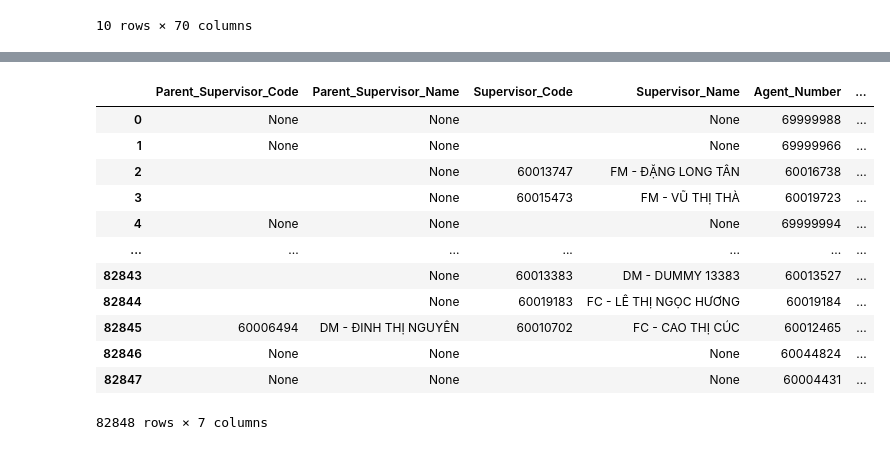
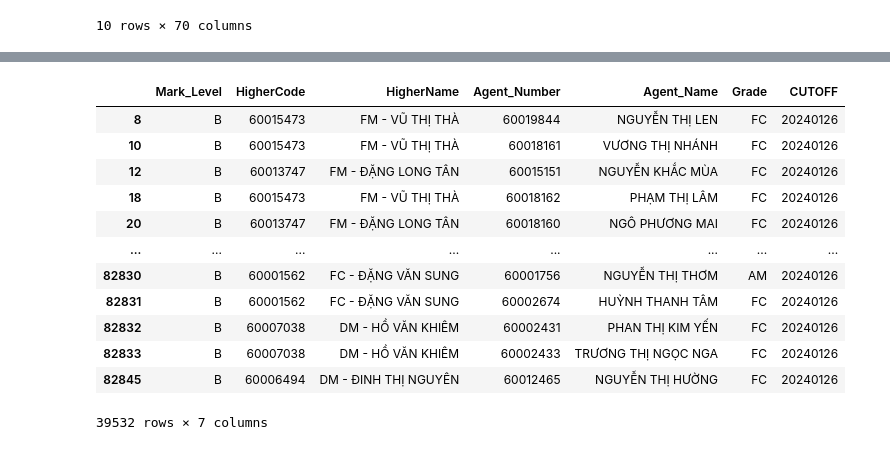
Before and after one commit to michaelmarytan81194/PythonProject, a Jupyter notebook: 4. Tools/AgentStructure.ipynb, the cells around one changed output, grey strips where cells are left out. Saved outputs shown, nothing was run; the diff lists cells and outputs as text; code cells hidden in the pictures.

```diff
--- a/4. Tools/AgentStructure.ipynb
+++ b/4. Tools/AgentStructure.ipynb
@@ -51,19 +51,20 @@ Index(['Area_Name', 'Sales_Unit', 'Sales_Unit_Code', 'Parent_Supervisor_Code',
 # %%
-parent_sup = agent_info[['Parent_Supervisor_Code',
-       'Parent_Supervisor_Name', 'Supervisor_Code', 'Supervisor_Name',
-       'Agent_Number', 'Agent_Name', 'Grade']]
-parent_sup
+parent = agent_info[['Parent_Supervisor_Code', 'Parent_Supervisor_Name', 'Agent_Number', 'Agent_Name', 'Grade', 'CUTOFF']]
+parent = parent[parent['Parent_Supervisor_Code'].notnull() & parent['Parent_Supervisor_Name'].notnull()]
+parent.insert(0, "Mark_Level", "B", True)
+parent = parent.rename(columns={"Parent_Supervisor_Code": "HigherCode", "Parent_Supervisor_Name":"HigherName"})
+parent
 # %% [output]
-|  | Parent_Supervisor_Code | Parent_Supervisor_Name | Supervisor_Code | Supervisor_Name | Agent_Number | ... |
-| 0 | None | None |  | None | 69999988 | ... |
-| 1 | None | None |  | None | 69999966 | ... |
-| 2 |  | None | 60013747 | FM - ĐẶNG LONG TÂN | 60016738 | ... |
-| 3 |  | None | 60015473 | FM - VŨ THỊ THÀ | 60019723 | ... |
-| 4 | None | None |  | None | 69999994 | ... |
-| ... | ... | ... | ... | ... | ... | ... |
-| 82843 |  | None | 60013383 | DM - DUMMY 13383 | 60013527 | ... |
-| 82844 |  | None | 60019183 | FC - LÊ THỊ NGỌC HƯƠNG | 60019184 | ... |
-| 82845 | 60006494 | DM - ĐINH THỊ NGUYÊN | 60010702 | FC - CAO THỊ CÚC | 60012465 | ... |
-| 82846 | None | None |  | None | 60044824 | ... |
-| 82847 | None | None |  | None | 60004431 | ... |
+|  | Mark_Level | HigherCode | HigherName | Agent_Number | Agent_Name | Grade | CUTOFF |
+| 8 | B | 60015473 | FM - VŨ THỊ THÀ | 60019844 | NGUYỄN THỊ LEN | FC | 20240126 |
+| 10 | B | 60015473 | FM - VŨ THỊ THÀ | 60018161 | VƯƠNG THỊ NHÁNH | FC | 20240126 |
+| 12 | B | 60013747 | FM - ĐẶNG LONG TÂN | 60015151 | NGUYỄN KHẮC MÙA | FC | 20240126 |
+| 18 | B | 60015473 | FM - VŨ THỊ THÀ | 60018162 | PHẠM THỊ LÂM | FC | 20240126 |
+| 20 | B | 60013747 | FM - ĐẶNG LONG TÂN | 60018160 | NGÔ PHƯƠNG MAI | FC | 20240126 |
+| ... | ... | ... | ... | ... | ... | ... | ... |
+| 82830 | B | 60001562 | FC - ĐẶNG VĂN SUNG | 60001756 | NGUYỄN THỊ THƠM | AM | 20240126 |
+| 82831 | B | 60001562 | FC - ĐẶNG VĂN SUNG | 60002674 | HUỲNH THANH TÂM | FC | 20240126 |
+| 82832 | B | 60007038 | DM - HỒ VĂN KHIÊM | 60002431 | PHAN THỊ KIM YẾN | FC | 20240126 |
+| 82833 | B | 60007038 | DM - HỒ VĂN KHIÊM | 60002433 | TRƯƠNG THỊ NGỌC NGA | FC | 20240126 |
+| 82845 | B | 60006494 | DM - ĐINH THỊ NGUYÊN | 60012465 | NGUYỄN THỊ HƯỜNG | FC | 20240126 |
-82848 rows × 7 columns
+39532 rows × 7 columns
```
Also changed, not shown: parts of 21 cells of this notebook, 5 other files.
